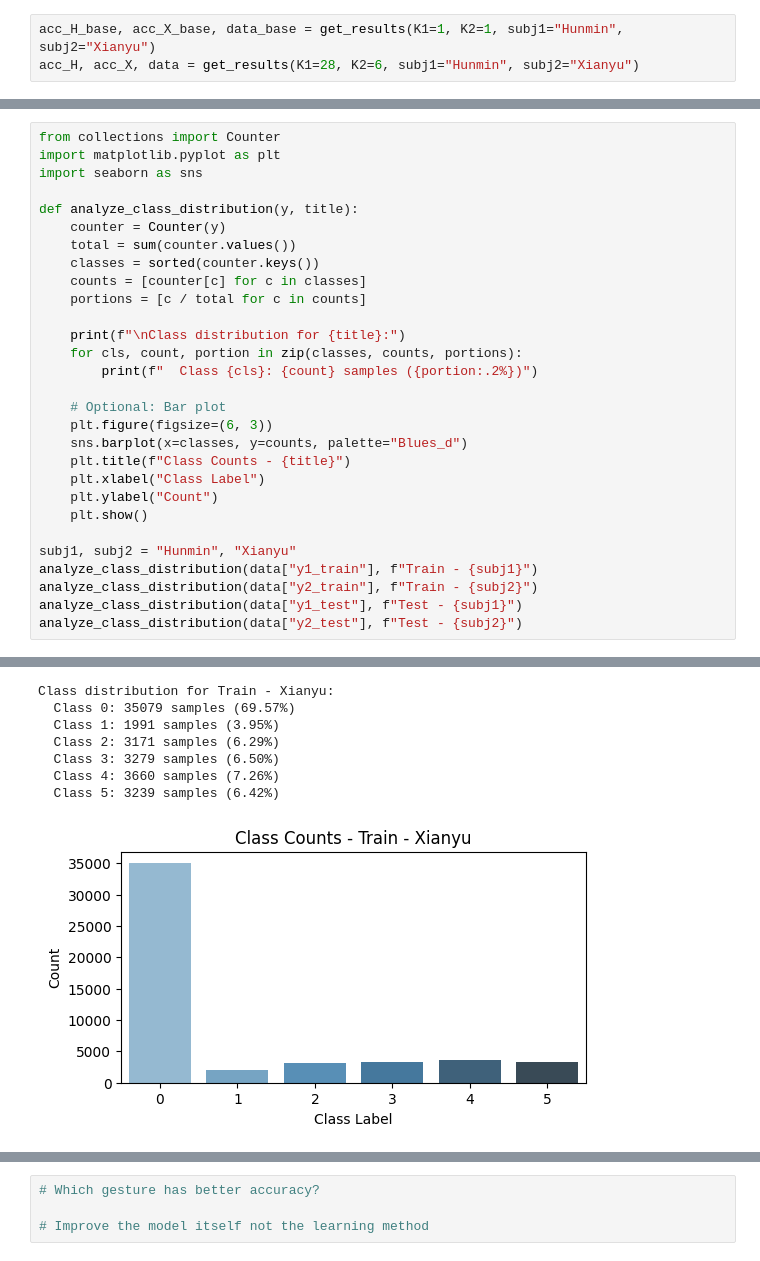
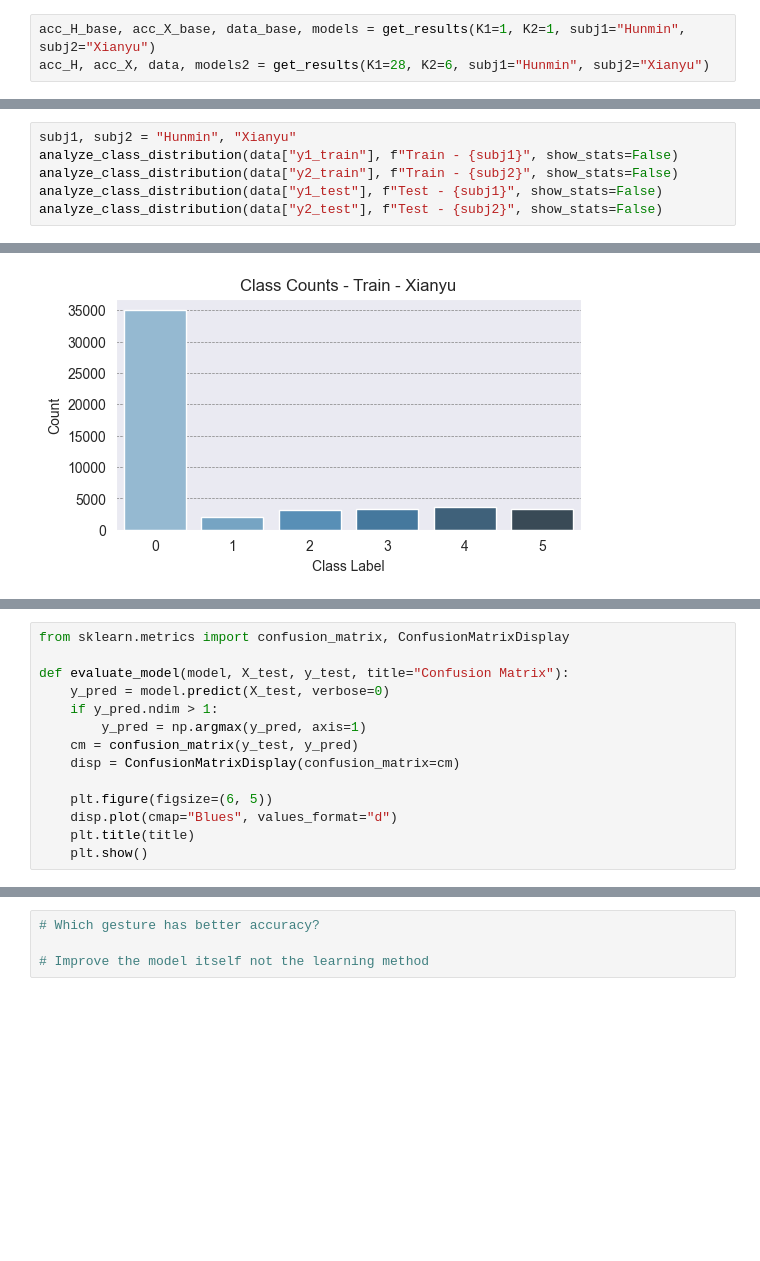
Before and after one commit to Hunminlee/Neural_Computing_Interface_MindForce, a Jupyter notebook: V3 Different Subjects/Combined.ipynb, the cells around one changed output, grey strips where cells are left out. Saved outputs shown, nothing was run; the diff lists cells and outputs as text; blank space fills up the shorter version.

```diff
--- a/V3 Different Subjects/Combined.ipynb
+++ b/V3 Different Subjects/Combined.ipynb
@@ -52,6 +79,6 @@ def print_results(acc_H, acc_X):
 # %%
-acc_H_base, acc_X_base, data_base = get_results(K1=1, K2=1, subj1="Hunmin", subj2="Xianyu")
-acc_H, acc_X, data = get_results(K1=28, K2=6, subj1="Hunmin", subj2="Xianyu")
+acc_H_base, acc_X_base, data_base, models = get_results(K1=1, K2=1, subj1="Hunmin", subj2="Xianyu")
+acc_H, acc_X, data, models2 = get_results(K1=28, K2=6, subj1="Hunmin", subj2="Xianyu")
 # %% [output]
 Dataset 1/34 - Session Exp_2025-05-27/E8331D05289A/
 ========================================
@@ -111,30 +121,7 @@ Trained with Subject H        / Tested on X (Inter-subject):     51.17%
 # %%
-from collections import Counter
-import matplotlib.pyplot as plt
-import seaborn as sns
-
-def analyze_class_distribution(y, title):
-    counter = Counter(y)
-    total = sum(counter.values())
-    classes = sorted(counter.keys())
-    counts = [counter[c] for c in classes]
-    portions = [c / total for c in counts]
-
-    print(f"\nClass distribution for {title}:")
-    for cls, count, portion in zip(classes, counts, portions):
-        print(f"  Class {cls}: {count} samples ({portion:.2%})")
-
-    # Optional: Bar plot
-    plt.figure(figsize=(6, 3))
-    sns.barplot(x=classes, y=counts, palette="Blues_d")
-    plt.title(f"Class Counts - {title}")
-    plt.xlabel("Class Label")
-    plt.ylabel("Count")
-    plt.show()
-
 subj1, subj2 = "Hunmin", "Xianyu"
-analyze_class_distribution(data["y1_train"], f"Train - {subj1}")
-analyze_class_distribution(data["y2_train"], f"Train - {subj2}")
-analyze_class_distribution(data["y1_test"], f"Test - {subj1}")
-analyze_class_distribution(data["y2_test"], f"Test - {subj2}")
+analyze_class_distribution(data["y1_train"], f"Train - {subj1}", show_stats=False)
+analyze_class_distribution(data["y2_train"], f"Train - {subj2}", show_stats=False)
+analyze_class_distribution(data["y1_test"], f"Test - {subj1}", show_stats=False)
+analyze_class_distribution(data["y2_test"], f"Test - {subj2}", show_stats=False)
 # %% [output]
@@ -149,8 +129 @@ Class distribution for Train - Hunmin:
-Class distribution for Train - Xianyu:
-  Class 0: 35079 samples (69.57%)
-  Class 1: 1991 samples (3.95%)
-  Class 2: 3171 samples (6.29%)
-  Class 3: 3279 samples (6.50%)
-  Class 4: 3660 samples (7.26%)
-  Class 5: 3239 samples (6.42%)
-[figure, old version]
+[figure, new version]
@@ -172,0 +132,14 @@ Class distribution for Test - Xianyu:
+# %%
+from sklearn.metrics import confusion_matrix, ConfusionMatrixDisplay
+
+def evaluate_model(model, X_test, y_test, title="Confusion Matrix"):
+    y_pred = model.predict(X_test, verbose=0)
+    if y_pred.ndim > 1:
+        y_pred = np.argmax(y_pred, axis=1)
+    cm = confusion_matrix(y_test, y_pred)
+    disp = ConfusionMatrixDisplay(confusion_matrix=cm)
+
+    plt.figure(figsize=(6, 5))
+    disp.plot(cmap="Blues", values_format="d")
+    plt.title(title)
+    plt.show()
```
Also changed, not shown: parts of 7 cells of this notebook, 12 other files.
